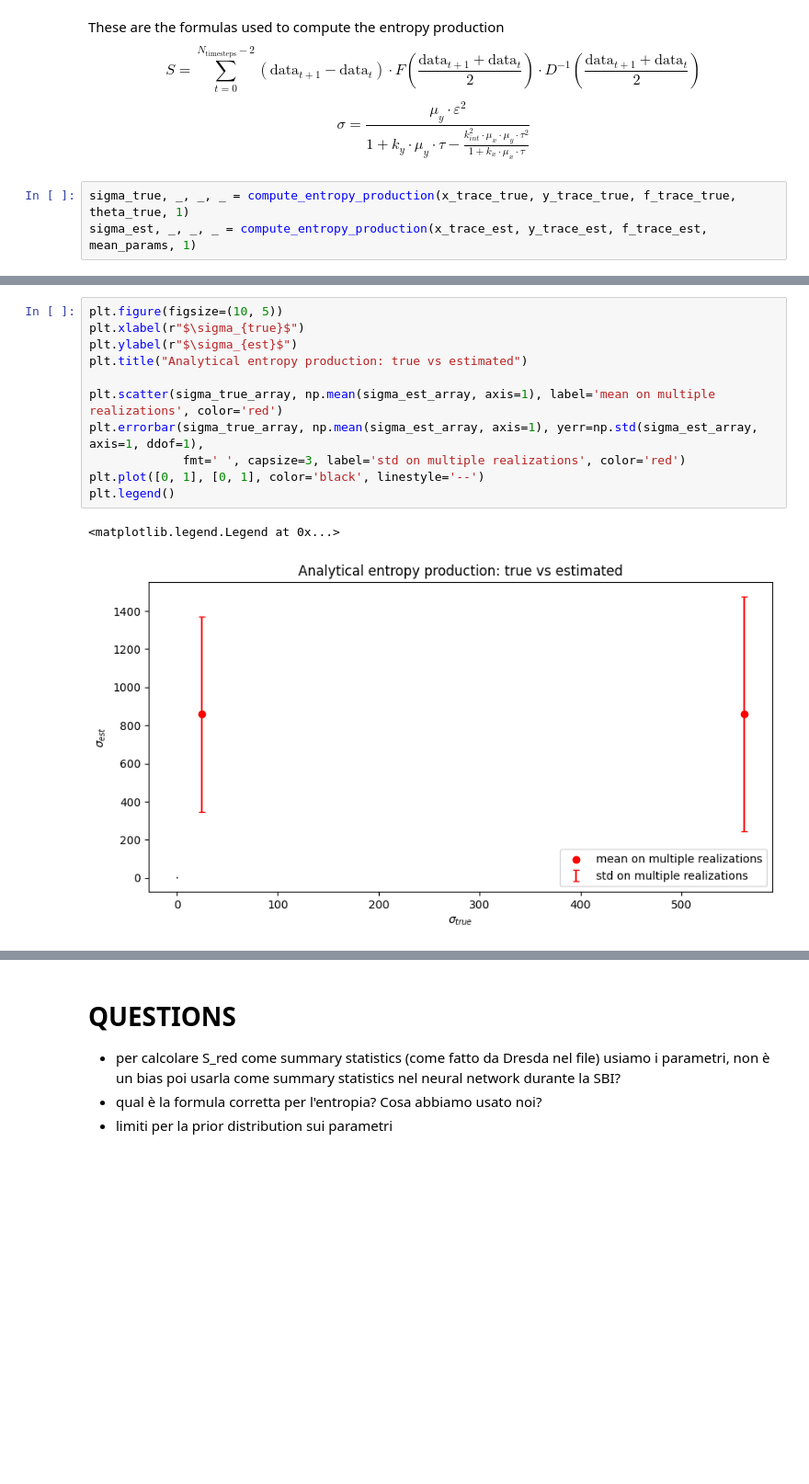
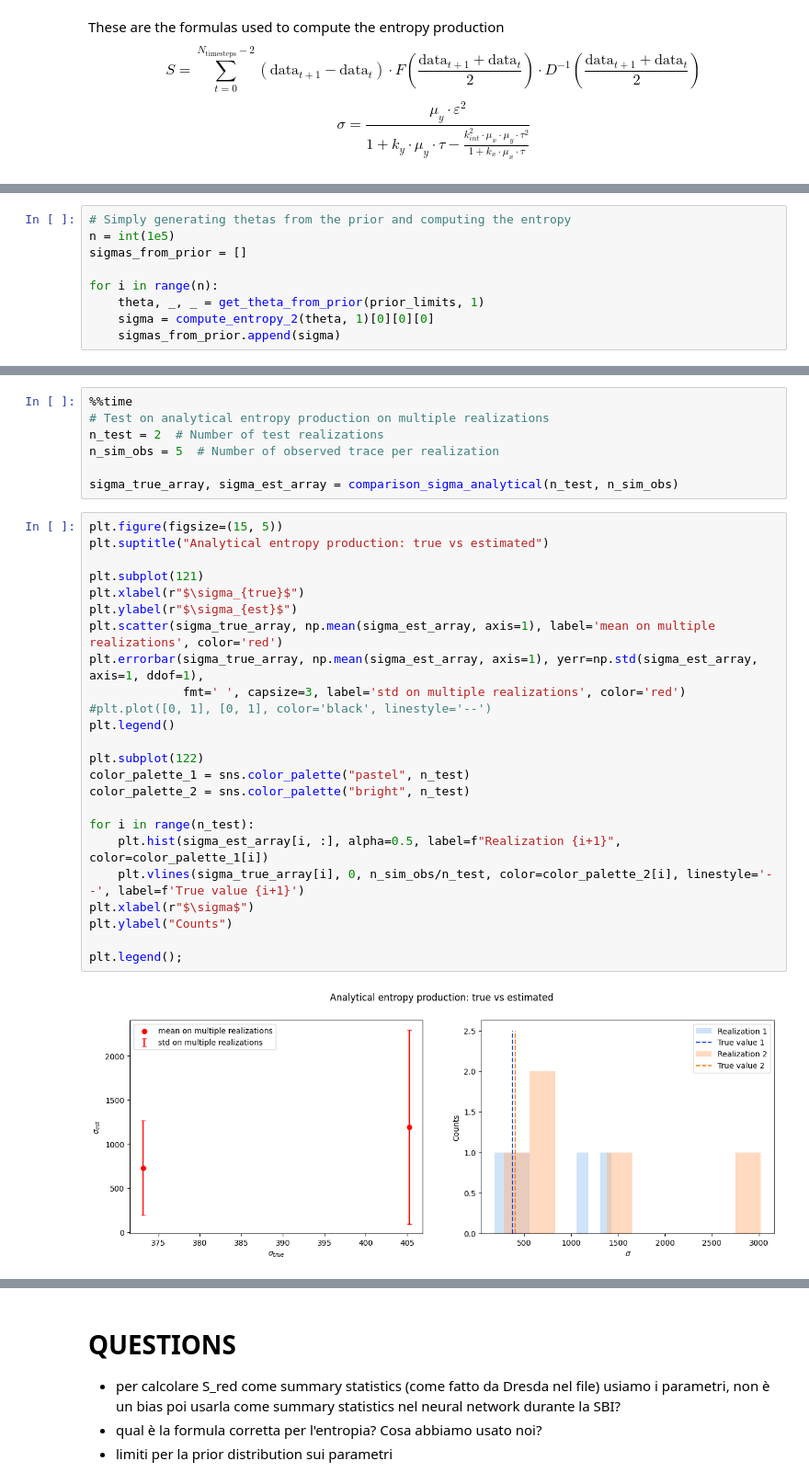
Before and after one commit to jacopocarotenuto/SBI_RedBloodCells, a Jupyter notebook: results.ipynb, the cells around one changed output, grey strips where cells are left out. Shown at 92% size. Drawn from its saved outputs; the diff is of its cells as text; blank space fills up the shorter version.

```diff
--- a/results.ipynb
+++ b/results.ipynb
@@ -258,6 +256,3 @@ $$
 $$
 \sigma = \frac{{\mu_y \cdot \varepsilon^2}}{{1 + k_y \cdot \mu_y \cdot \tau - \frac{{k_{int}^2 \cdot \mu_x \cdot \mu_y \cdot \tau^2}}{{1 + k_x \cdot \mu_x \cdot \tau}}}}
 $$
-# %%
-sigma_true, _, _, _ = compute_entropy_production(x_trace_true, y_trace_true, f_trace_true, theta_true, 1)
-sigma_est, _, _, _ = compute_entropy_production(x_trace_est, y_trace_est, f_trace_est, mean_params, 1)
@@ -269,0 +263,9 @@ sigma_true/sigma_est
+# %%
+# Simply generating thetas from the prior and computing the entropy
+n = int(1e5)
+sigmas_from_prior = []
+
+for i in range(n):
+    theta, _, _ = get_theta_from_prior(prior_limits, 1)
+    sigma = compute_entropy_2(theta, 1)[0][0][0]
+    sigmas_from_prior.append(sigma)
@@ -311,14 +326,33 @@ for i in tqdm(range(n_test)):
+# %%
+%%time
+# Test on analytical entropy production on multiple realizations
+n_test = 2  # Number of test realizations
+n_sim_obs = 5  # Number of observed trace per realization
+
+sigma_true_array, sigma_est_array = comparison_sigma_analytical(n_test, n_sim_obs)
 # %%
-plt.figure(figsize=(10, 5))
+plt.figure(figsize=(15, 5))
+plt.suptitle("Analytical entropy production: true vs estimated")
+
+plt.subplot(121)
 plt.xlabel(r"$\sigma_{true}$")
 plt.ylabel(r"$\sigma_{est}$")
-plt.title("Analytical entropy production: true vs estimated")
-
 plt.scatter(sigma_true_array, np.mean(sigma_est_array, axis=1), label='mean on multiple realizations', color='red')
 plt.errorbar(sigma_true_array, np.mean(sigma_est_array, axis=1), yerr=np.std(sigma_est_array, axis=1, ddof=1),
              fmt=' ', capsize=3, label='std on multiple realizations', color='red')
-plt.plot([0, 1], [0, 1], color='black', linestyle='--')
+#plt.plot([0, 1], [0, 1], color='black', linestyle='--')
 plt.legend()
+
+plt.subplot(122)
+color_palette_1 = sns.color_palette("pastel", n_test)
+color_palette_2 = sns.color_palette("bright", n_test)
+
+for i in range(n_test):
+    plt.hist(sigma_est_array[i, :], alpha=0.5, label=f"Realization {i+1}", color=color_palette_1[i])
+    plt.vlines(sigma_true_array[i], 0, n_sim_obs/n_test, color=color_palette_2[i], linestyle='--', label=f'True value {i+1}')
+plt.xlabel(r"$\sigma$")
+plt.ylabel("Counts")
+
+plt.legend();
 # %% [output]
-<matplotlib.legend.Legend at 0x...>
-[figure, old version]
+[figure, new version]
```
Also changed, not shown: parts of 31 cells of this notebook.
